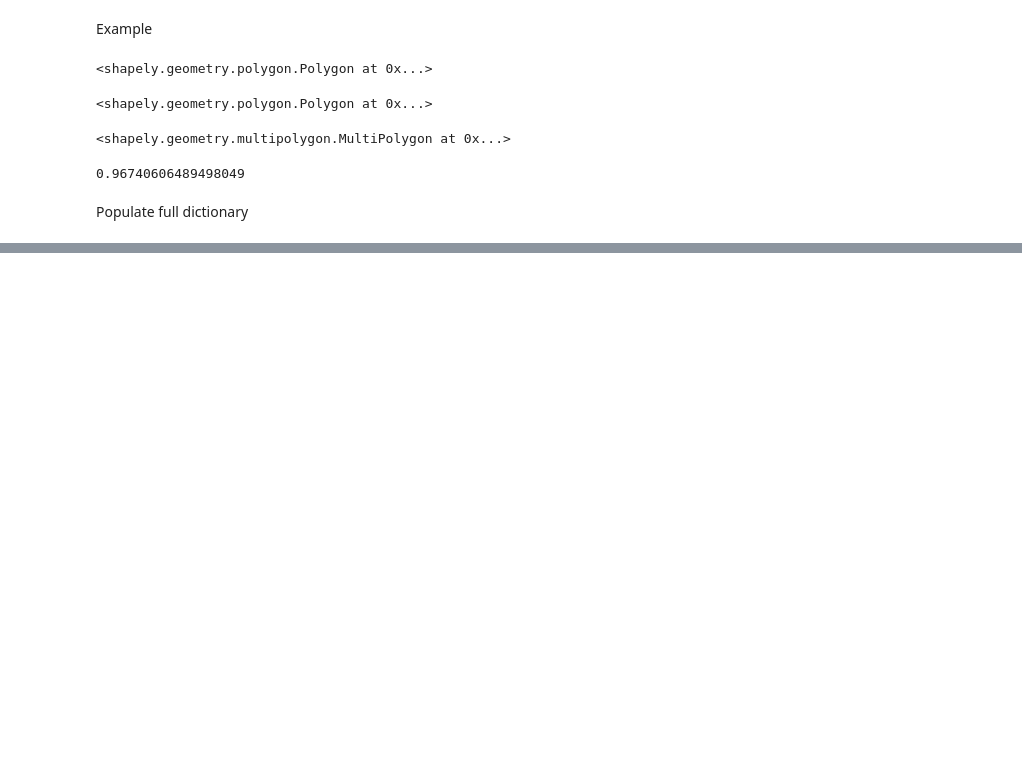
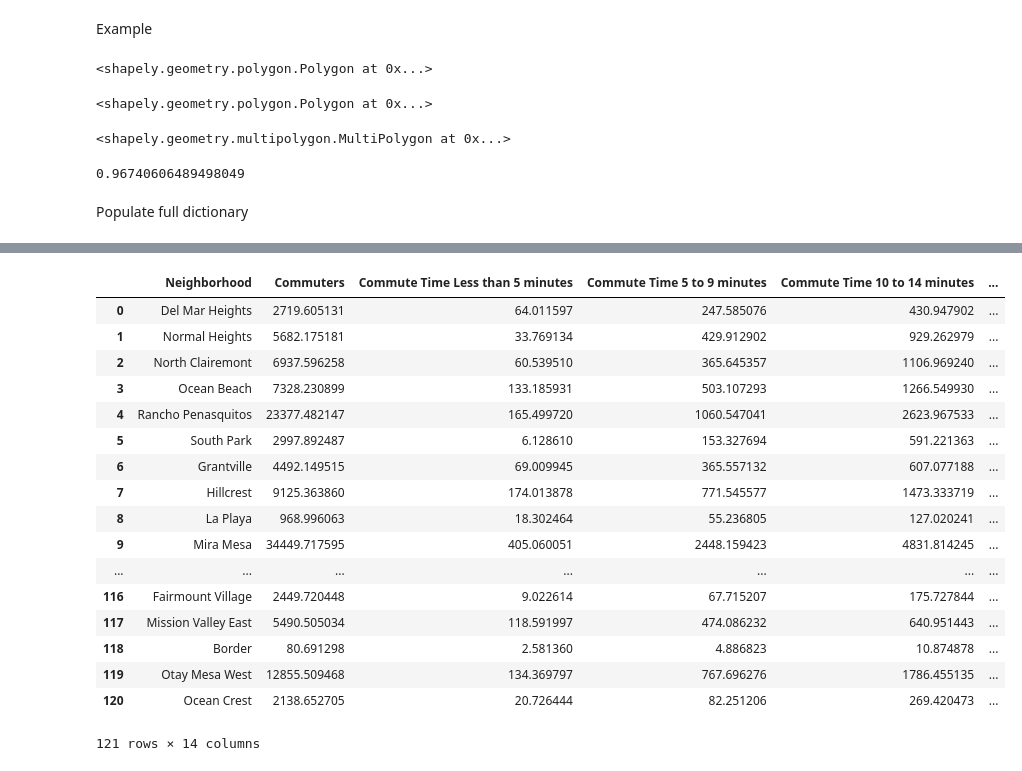
Before and after one commit to Hudsonnc/Pr_084, a Jupyter notebook: San Diego.ipynb, the cells around one changed output, grey strips where cells are left out. Cells and saved outputs as stored; diff of their text form; code cells hidden in the pictures; blank space fills up the shorter version.

```diff
--- a/San Diego.ipynb
+++ b/San Diego.ipynb
@@ -204,0 +369,42 @@ with open('Data/tract_coverage.json', 'w') as fp:
+# %%
+neighborhood_names = [ca_neighborhood_metadata[i].record[3] for i in sd_neighborhood_list]
+commute_dict = {col: [] for col in tract_commutes.columns[1:]}
+
+for i in sd_neighborhood_list:
+    tracts_in_neighborhood = neighborhood_coverage[i]
+    partial_sums = {key: 0 for key in commute_dict.keys()}
+    for tract in tracts_in_neighborhood.keys():
+        tract_id = sd_tract_ids[tract]
+        contribution = tracts_in_neighborhood[tract]
+
+        for key in commute_dict.keys():
+            value = tract_commutes.loc[tract_commutes['Tract'] == tract_id, key].values[0]
+            partial_sums[key] += value*contribution
+    for key in commute_dict.keys():
+        commute_dict[key].append(partial_sums[key])
+commute_dict['Neighborhood'] = neighborhood_names
+# %%
+order = np.hstack([['Neighborhood'], tract_commutes.columns[1:]])
+# %%
+neighborhood_commute_counts = pd.DataFrame(commute_dict)[order]
+# %%
+neighborhood_commute_counts
+# %% [output]
+|  | Neighborhood | Commuters | Commute Time Less than 5 minutes | Commute Time 5 to 9 minutes | Commute Time 10 to 14 minutes | ... |
+| 0 | Del Mar Heights | 2719.605131 | 64.011597 | 247.585076 | 430.947902 | ... |
+| 1 | Normal Heights | 5682.175181 | 33.769134 | 429.912902 | 929.262979 | ... |
+| 2 | North Clairemont | 6937.596258 | 60.539510 | 365.645357 | 1106.969240 | ... |
+| 3 | Ocean Beach | 7328.230899 | 133.185931 | 503.107293 | 1266.549930 | ... |
+| 4 | Rancho Penasquitos | 23377.482147 | 165.499720 | 1060.547041 | 2623.967533 | ... |
+| 5 | South Park | 2997.892487 | 6.128610 | 153.327694 | 591.221363 | ... |
+| 6 | Grantville | 4492.149515 | 69.009945 | 365.557132 | 607.077188 | ... |
+| 7 | Hillcrest | 9125.363860 | 174.013878 | 771.545577 | 1473.333719 | ... |
+| 8 | La Playa | 968.996063 | 18.302464 | 55.236805 | 127.020241 | ... |
+| 9 | Mira Mesa | 34449.717595 | 405.060051 | 2448.159423 | 4831.814245 | ... |
+| ... | ... | ... | ... | ... | ... | ... |
+| 116 | Fairmount Village | 2449.720448 | 9.022614 | 67.715207 | 175.727844 | ... |
+| 117 | Mission Valley East | 5490.505034 | 118.591997 | 474.086232 | 640.951443 | ... |
+| 118 | Border | 80.691298 | 2.581360 | 4.886823 | 10.874878 | ... |
+| 119 | Otay Mesa West | 12855.509468 | 134.369797 | 767.696276 | 1786.455135 | ... |
+| 120 | Ocean Crest | 2138.652705 | 20.726444 | 82.251206 | 269.420473 | ... |
+121 rows × 14 columns
```
Also changed, not shown: parts of 42 cells of this notebook.
